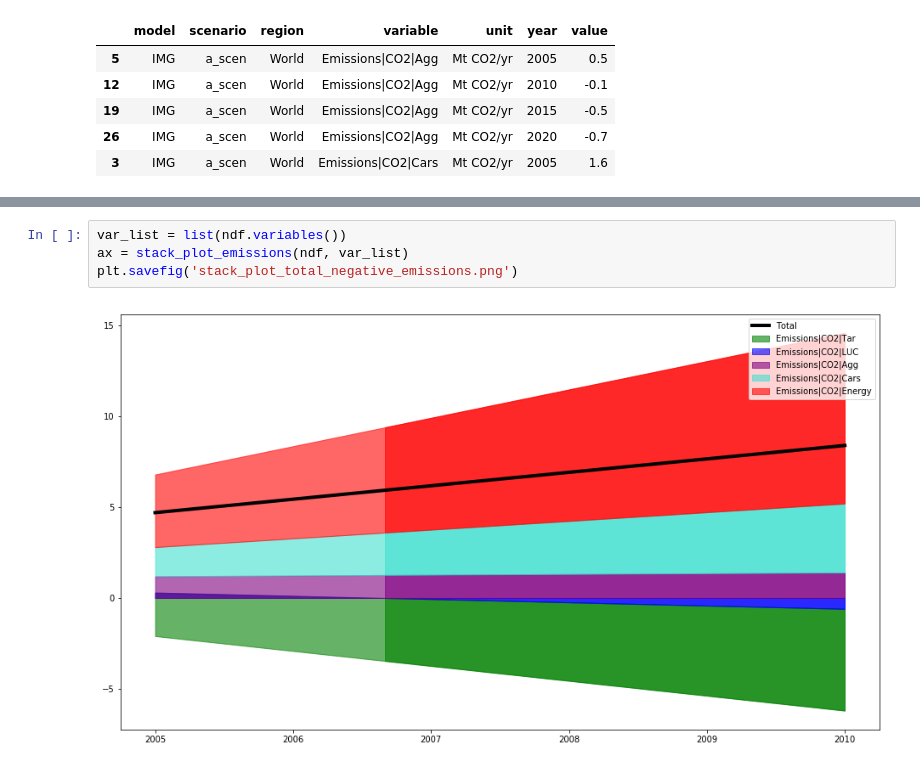
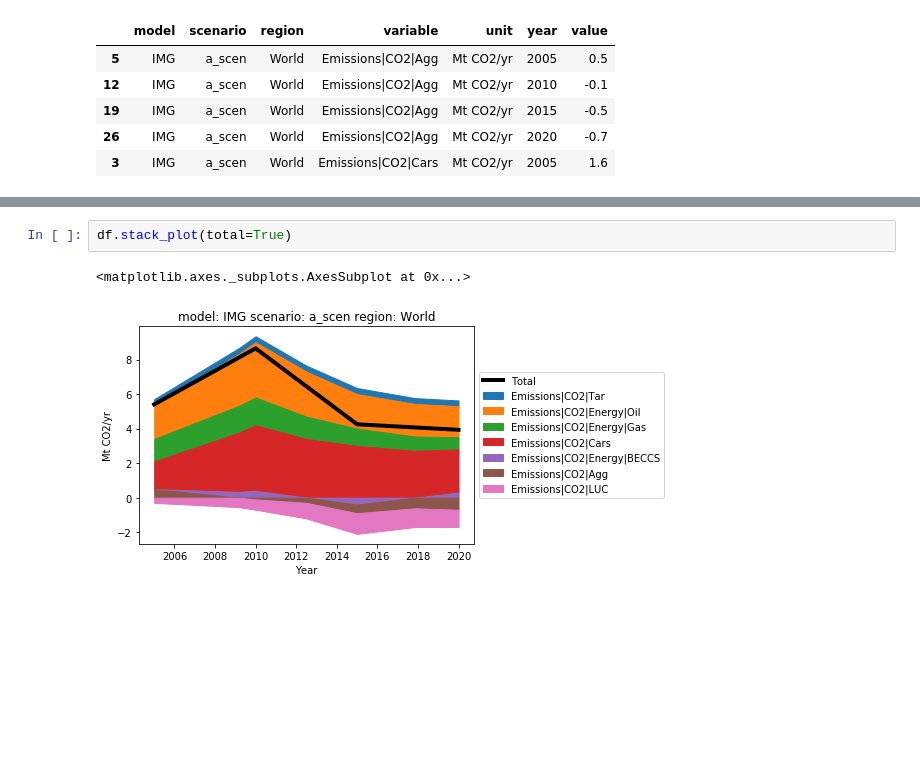
Before and after one commit to IAMconsortium/pyam, a Jupyter notebook: doc/source/tutorials/plot_aggregated_variables.ipynb, the cells around one changed output, grey strips where cells are left out. Saved outputs shown, nothing was run; the diff lists cells and outputs as text; blank space fills up the shorter version.

```diff
--- a/doc/source/tutorials/plot_aggregated_variables.ipynb
+++ b/doc/source/tutorials/plot_aggregated_variables.ipynb
@@ -250,6 +44,5 @@ ndf = pyam.IamDataFrame(pd.DataFrame([
-# %%
-var_list = list(ndf.variables())
-ax = stack_plot_emissions(ndf, var_list)
-plt.savefig('stack_plot_total_negative_emissions.png')
-# %% [output]
-[figure, removed]
+# %%
+df.stack_plot(total=True)
+# %% [output]
+<matplotlib.axes._subplots.AxesSubplot at 0x...>
+[figure, added]
```
Also changed, not shown: parts of 29 cells of this notebook, 4 other files.
